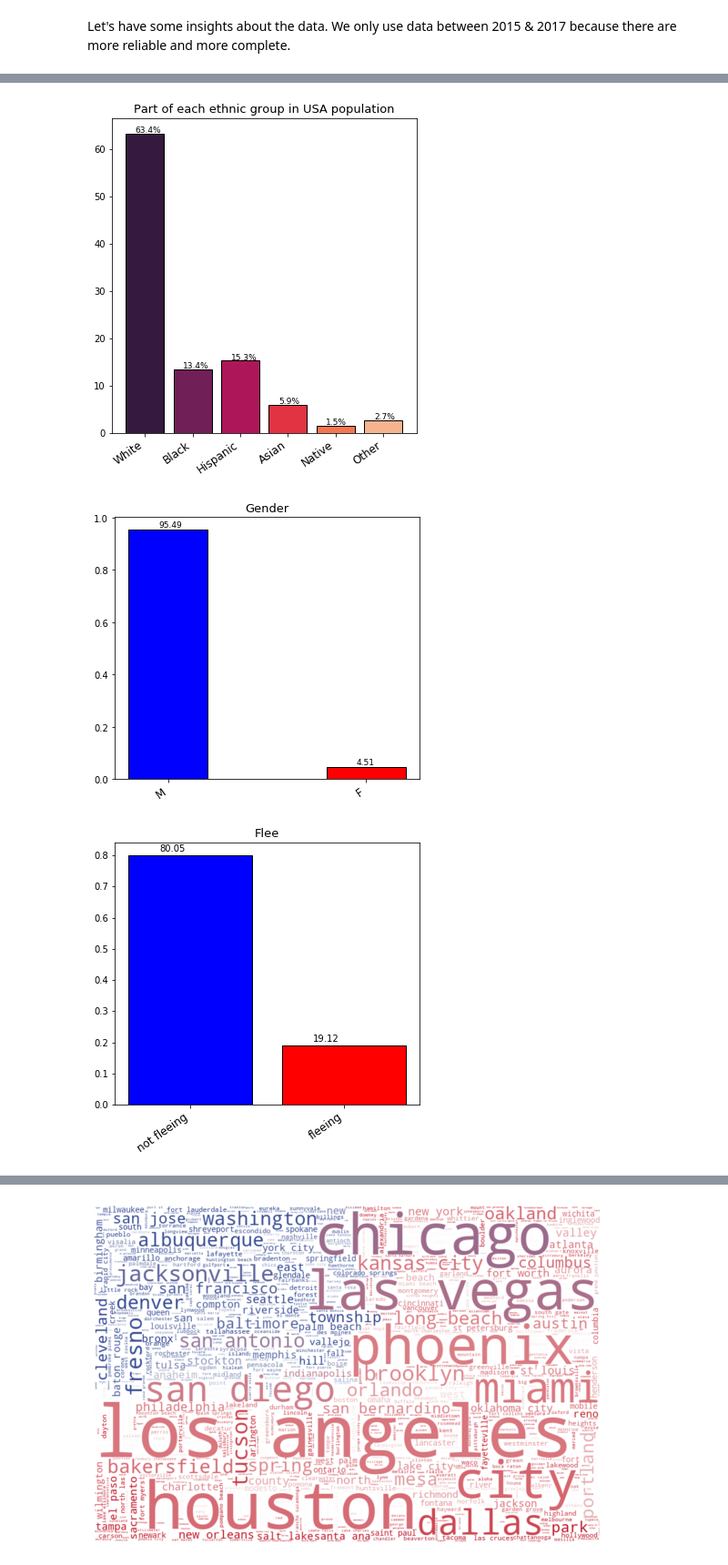
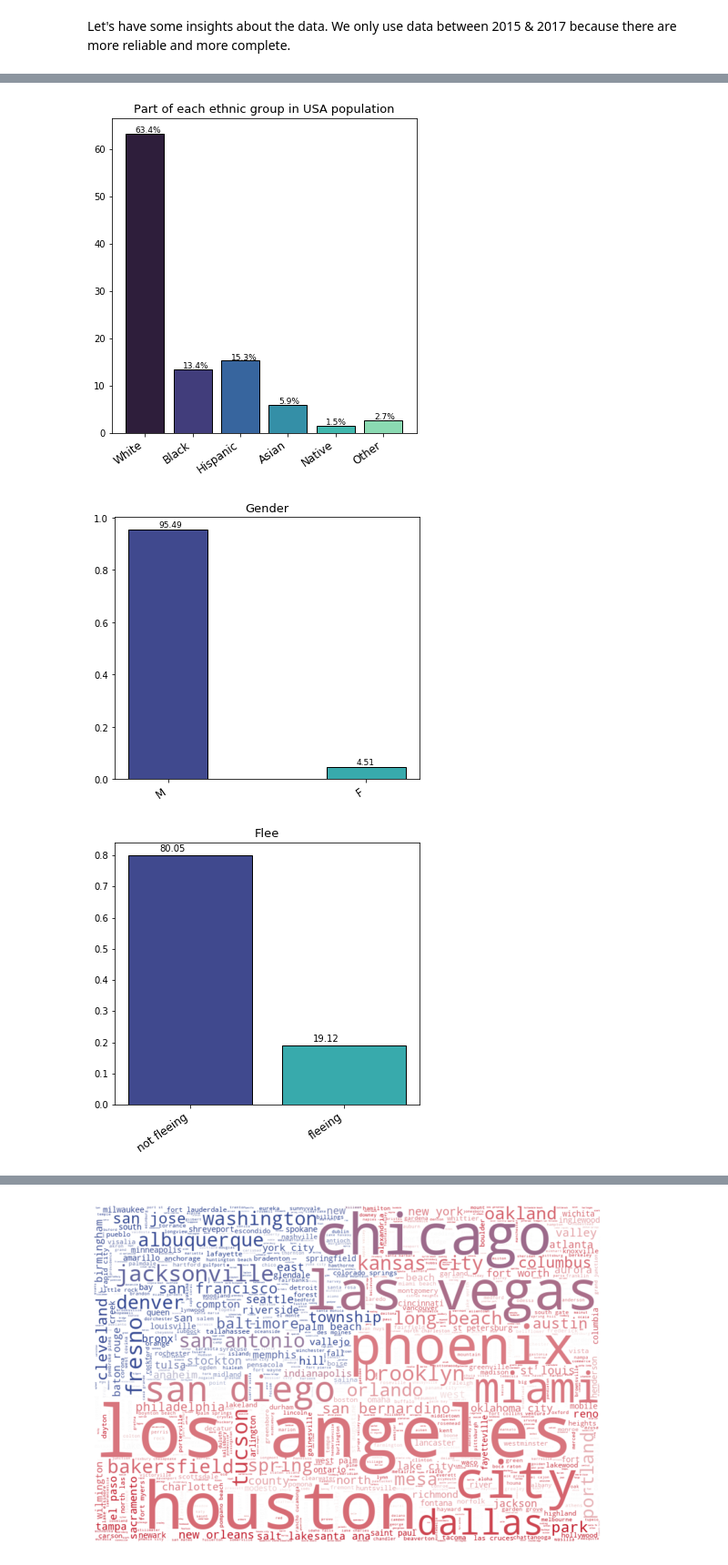
Before and after one commit to AuroreSupiot/Fatal_Police_Shootings_USA, a Jupyter notebook: PredictionFatalPoliceShootings_USA.ipynb, the cells around one changed output, grey strips where cells are left out. Shown at 91% size. Saved outputs shown, nothing was run; the diff lists cells and outputs as text; code cells hidden in the pictures.

```diff
--- a/PredictionFatalPoliceShootings_USA.ipynb
+++ b/PredictionFatalPoliceShootings_USA.ipynb
@@ -331,7 +331,7 @@ x=np.arange(6)
 data_pop=[63.4,13.4,15.3,5.9,1.5,2.7]
 data_name=['White', 'Black', 'Hispanic', 'Asian', 'Native', 'Other']
 
-plt.bar(x, data_pop, color=sns.color_palette('rocket', len(x)), edgecolor='black')
+plt.bar(x, data_pop, color=sns.color_palette('mako', len(x)), edgecolor='black')
 plt.xticks(x, data_name, rotation=35,horizontalalignment='right', fontsize=12)
 plt.title('Part of each ethnic group in USA population', fontsize=13)
 for i in range(len(data_pop)):
@@ -339,13 +339,13 @@ for i in range(len(data_pop)):
 plt.subplots_adjust(bottom= 0.2, top = 1.4)
 plt.show()
 # %% [output]
-[figure, old version]
+[figure, new version]
 # %%
 #visualisation by gender
 df_vizgender=pd.DataFrame(df_viz_orig.gender.value_counts(normalize=True))
 x=np.arange(len(df_vizgender.index))
 
-plt.bar(x, df_vizgender.gender, color=['blue', 'red'], edgecolor='black', width=0.4)
+plt.bar(x, df_vizgender.gender, color=sns.color_palette('mako', len(x)), edgecolor='black', width=0.4)
 plt.xticks(x, df_vizgender.index, rotation=35,horizontalalignment='right', fontsize=12)
 plt.title('Gender', fontsize=13)
 for i in range(len(df_vizgender.gender)):
@@ -353,22 +353,22 @@ for i in range(len(df_vizgender.gender)):
 plt.subplots_adjust(bottom= 0.2, top = 1.2)
 plt.show()
 # %% [output]
-[figure, old version]
+[figure, new version]
 # %%
 #visualisation by flee
 df_vizflee=pd.DataFrame(df_viz_orig.flee.value_counts(normalize=True))
 df_vizflee=df_vizflee.drop('unknown')
 df_vizflee.index=['not fleeing','fleeing']
 x=np.arange(len(df_vizflee.index))
-plt.bar(x, df_vizflee.flee, color=['blue', 'red'],edgecolor='black')
+plt.bar(x, df_vizflee.flee, color=sns.color_palette('mako', len(x)),edgecolor='black')
 plt.xticks(x, df_vizflee.index, rotation=35,horizontalalignment='right', fontsize=12)
 plt.title('Flee', fontsize=13)
 for i in range(len(df_vizflee.flee)):
     plt.text(x = i-0.2, y = df_vizflee.flee[i]+0.01, s = round(df_vizflee.flee[i]*100,2))
 plt.subplots_adjust(bottom= 0.2, top = 1.2)
 plt.show()
 # %% [output]
-[figure, old version]
+[figure, new version]
 # %%
 #visualisation by mental illness
 df_vizmen=pd.DataFrame(df_viz_orig.signs_of_mental_illness.value_counts(normalize=True))
```
Also changed, not shown: parts of 5 cells of this notebook, 1 other file.
